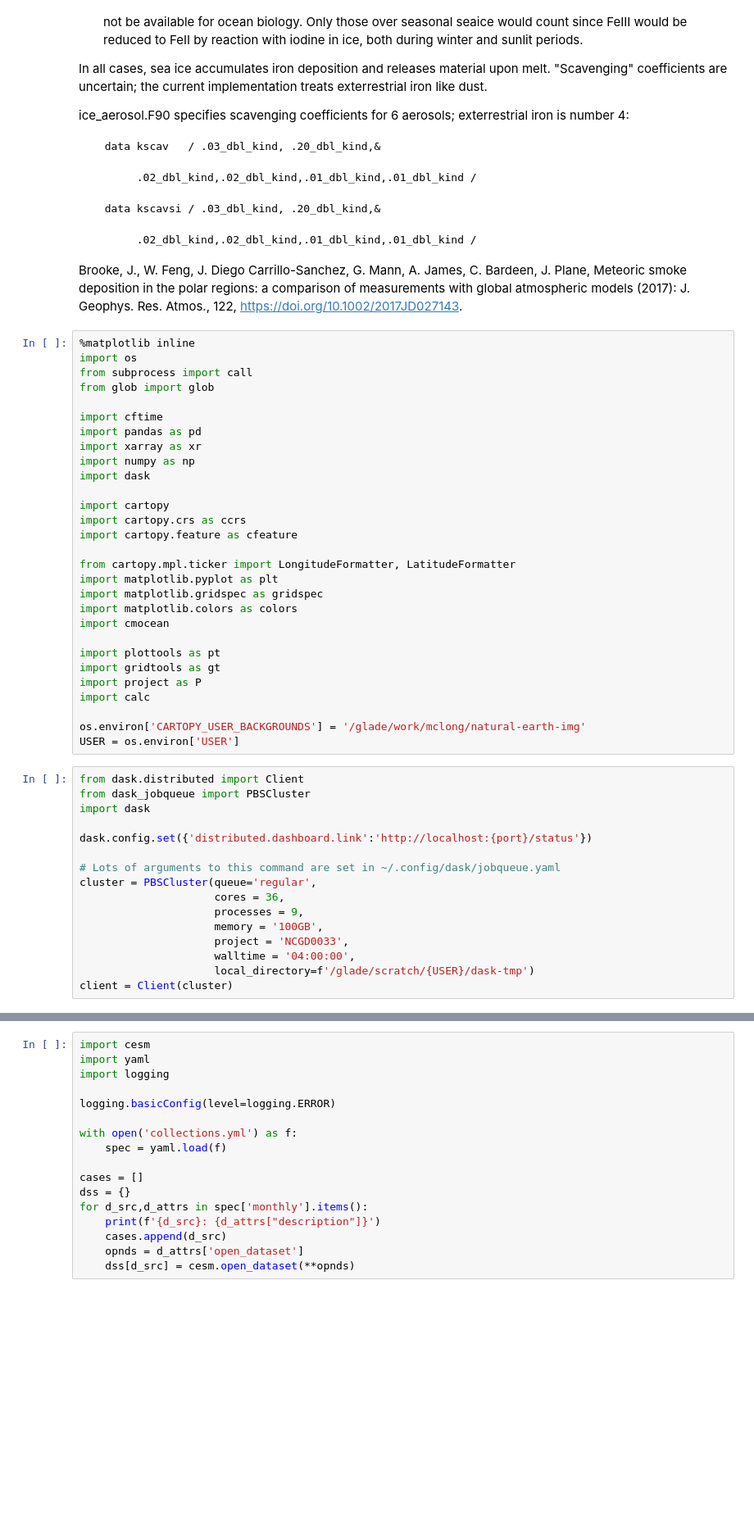
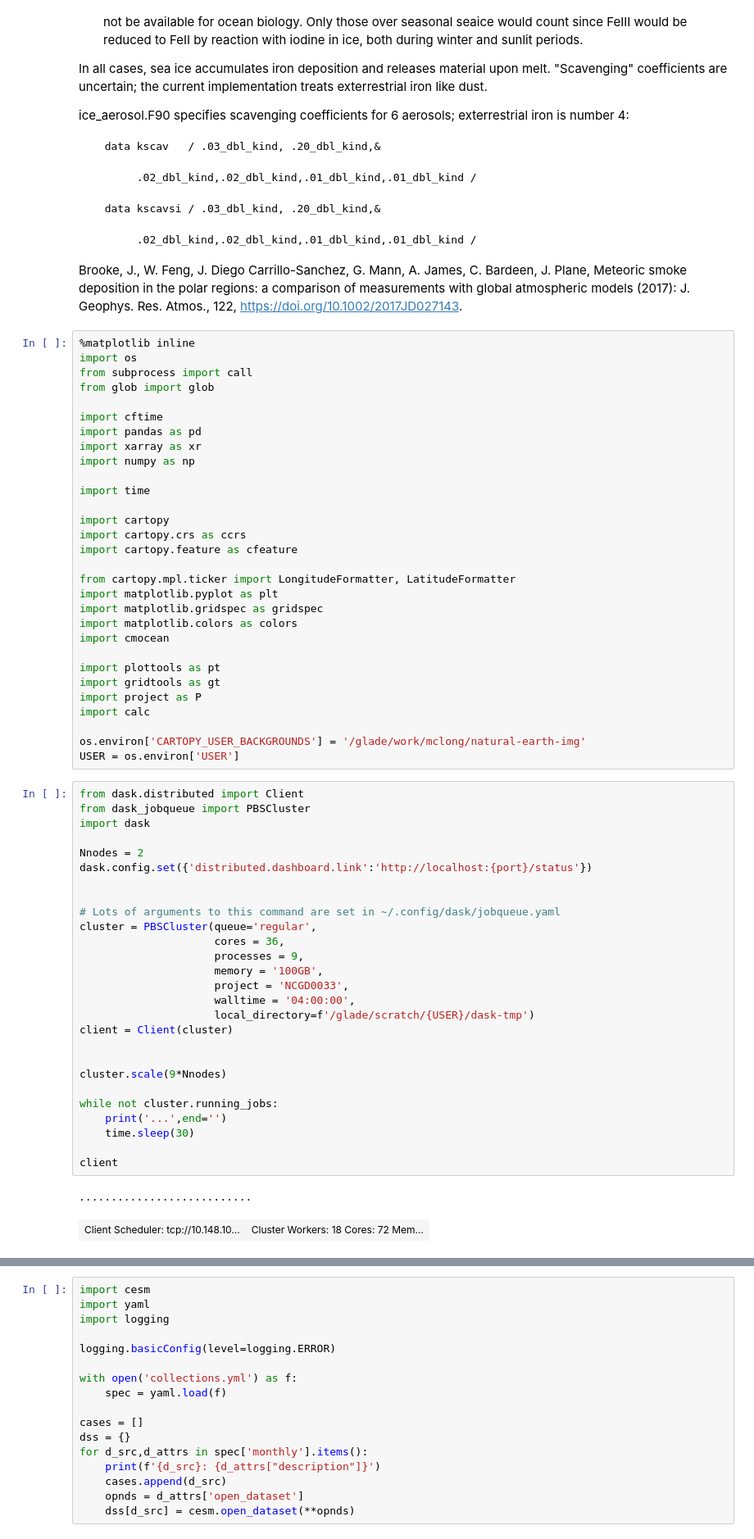
Before and after one commit to matt-long/XTFe, a Jupyter notebook: calcs/quick_looks.ipynb, the cells around one changed output, grey strips where cells are left out. Shown at 82% size. Drawn from its saved outputs; the diff is of its cells as text; blank space fills up the shorter version.

```diff
--- a/calcs/quick_looks.ipynb
+++ b/calcs/quick_looks.ipynb
@@ -33,7 +33,8 @@ import cftime
 import pandas as pd
 import xarray as xr
 import numpy as np
-import dask
+
+import time
 
 import cartopy
 import cartopy.crs as ccrs
@@ -55,16 +56,30 @@ USER = os.environ['USER']
 # %%
 from dask.distributed import Client
 from dask_jobqueue import PBSCluster
 import dask
 
+Nnodes = 2
 dask.config.set({'distributed.dashboard.link':'http://localhost:{port}/status'})
+
 
 # Lots of arguments to this command are set in ~/.config/dask/jobqueue.yaml
 cluster = PBSCluster(queue='regular',
                      cores = 36,
                      processes = 9,
                      memory = '100GB',
                      project = 'NCGD0033',
                      walltime = '04:00:00',
                      local_directory=f'/glade/scratch/{USER}/dask-tmp')
 client = Client(cluster)
+
+
+cluster.scale(9*Nnodes)
+
+while not cluster.running_jobs:
+    print('...',end='')
+    time.sleep(30)
+
+client
+# %% [output]
+...........................
+| Client Scheduler: tcp://10.148.10... | Cluster Workers: 18 Cores: 72 Mem... |
```
Also changed, not shown: parts of 11 cells of this notebook, 18 other files.
